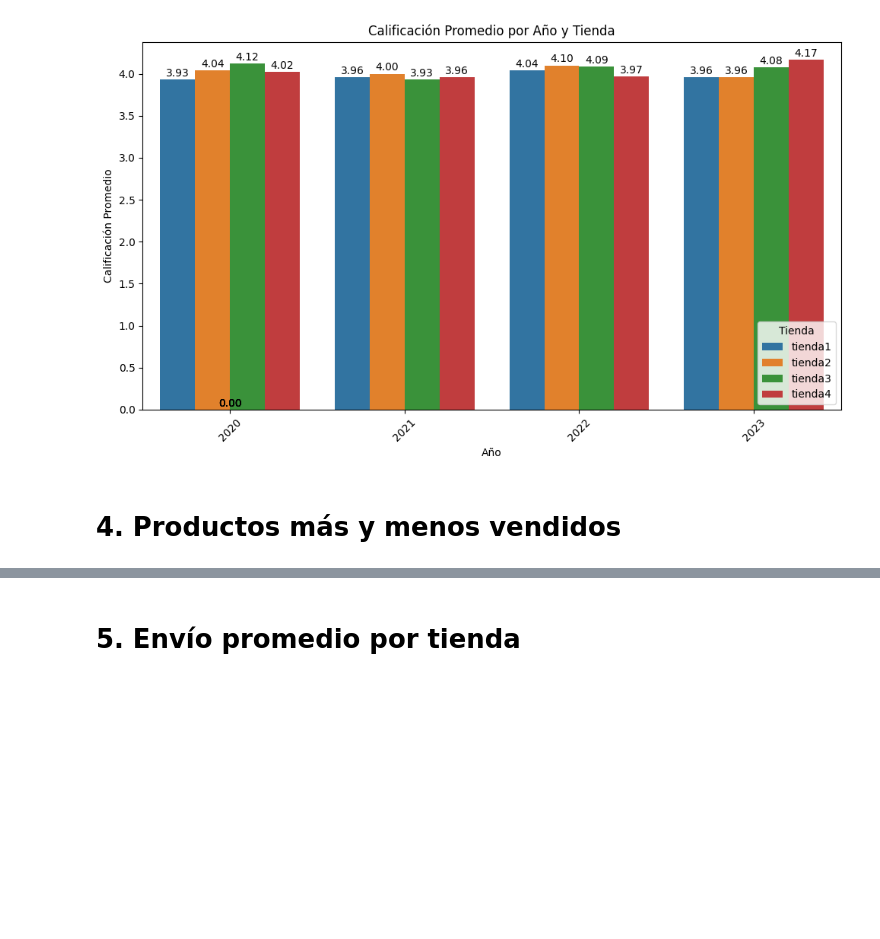
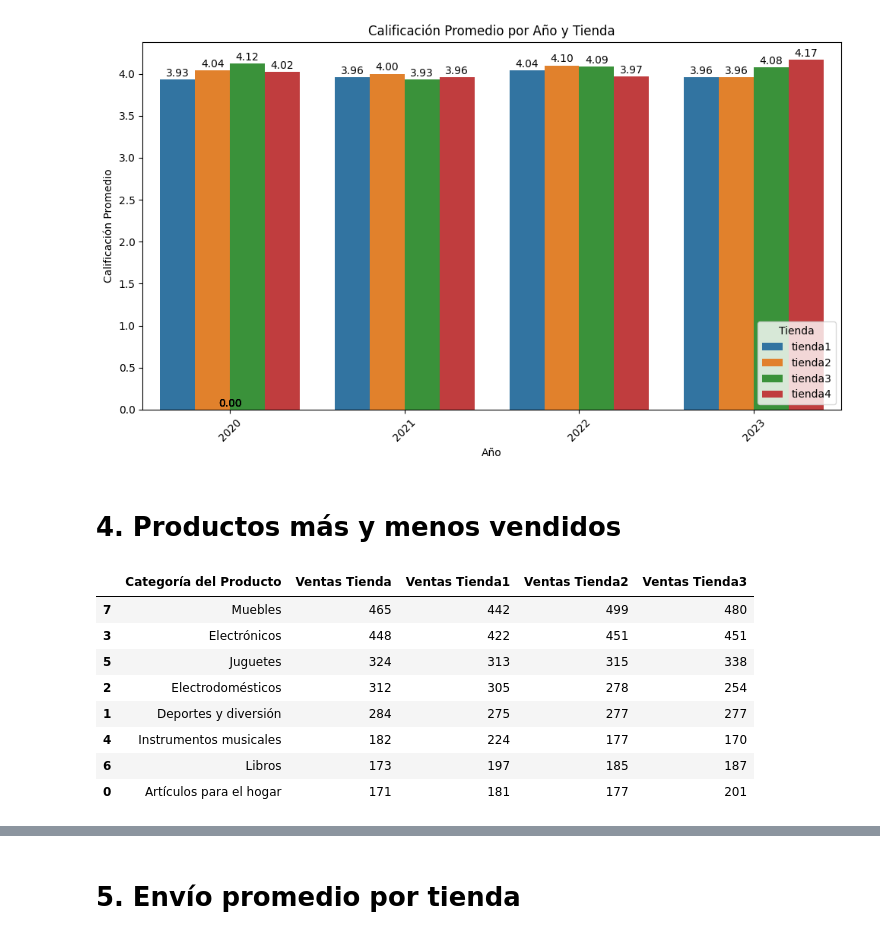
Before and after one commit to Near-o7/desafio1_dataScience, a Jupyter notebook: AluraStoreLatam.ipynb, the cells around one changed output, grey strips where cells are left out. Cells and saved outputs as stored; diff of their text form; code cells hidden in the pictures; blank space fills up the shorter version.

```diff
--- a/AluraStoreLatam.ipynb
+++ b/AluraStoreLatam.ipynb
@@ -315,3 +315,29 @@ plt.show()
 [figure]
 # %% [markdown]
 # 4. Productos más y menos vendidos
+# %%
+ventas_tienda0 = tienda['Categoría del Producto'].value_counts().rename_axis('Categoría del Producto').reset_index(name='Ventas Tienda')
+ventas_tienda1 = tienda2['Categoría del Producto'].value_counts().rename_axis('Categoría del Producto').reset_index(name='Ventas Tienda1')
+ventas_tienda2 = tienda3['Categoría del Producto'].value_counts().rename_axis('Categoría del Producto').reset_index(name='Ventas Tienda2')
+ventas_tienda3 = tienda4['Categoría del Producto'].value_counts().rename_axis('Categoría del Producto').reset_index(name='Ventas Tienda3')
+
+comparativa = pd.merge(ventas_tienda0, ventas_tienda1, on='Categoría del Producto', how='outer')
+comparativa = pd.merge(comparativa, ventas_tienda2, on='Categoría del Producto', how='outer')
+comparativa = pd.merge(comparativa, ventas_tienda3, on='Categoría del Producto', how='outer')
+
+comparativa.fillna(0, inplace=True)
+comparativa.iloc[:, 1:] = comparativa.iloc[:, 1:].astype(int)
+
+comparativa.sort_values(by='Ventas Tienda', ascending=False, inplace=True)
+
+display(comparativa)
+# %% [output]
+|  | Categoría del Producto | Ventas Tienda | Ventas Tienda1 | Ventas Tienda2 | Ventas Tienda3 |
+| 7 | Muebles | 465 | 442 | 499 | 480 |
+| 3 | Electrónicos | 448 | 422 | 451 | 451 |
+| 5 | Juguetes | 324 | 313 | 315 | 338 |
+| 2 | Electrodomésticos | 312 | 305 | 278 | 254 |
+| 1 | Deportes y diversión | 284 | 275 | 277 | 277 |
+| 4 | Instrumentos musicales | 182 | 224 | 177 | 170 |
+| 6 | Libros | 173 | 197 | 185 | 187 |
+| 0 | Artículos para el hogar | 171 | 181 | 177 | 201 |
```
Also changed, not shown: parts of 4 cells of this notebook.
